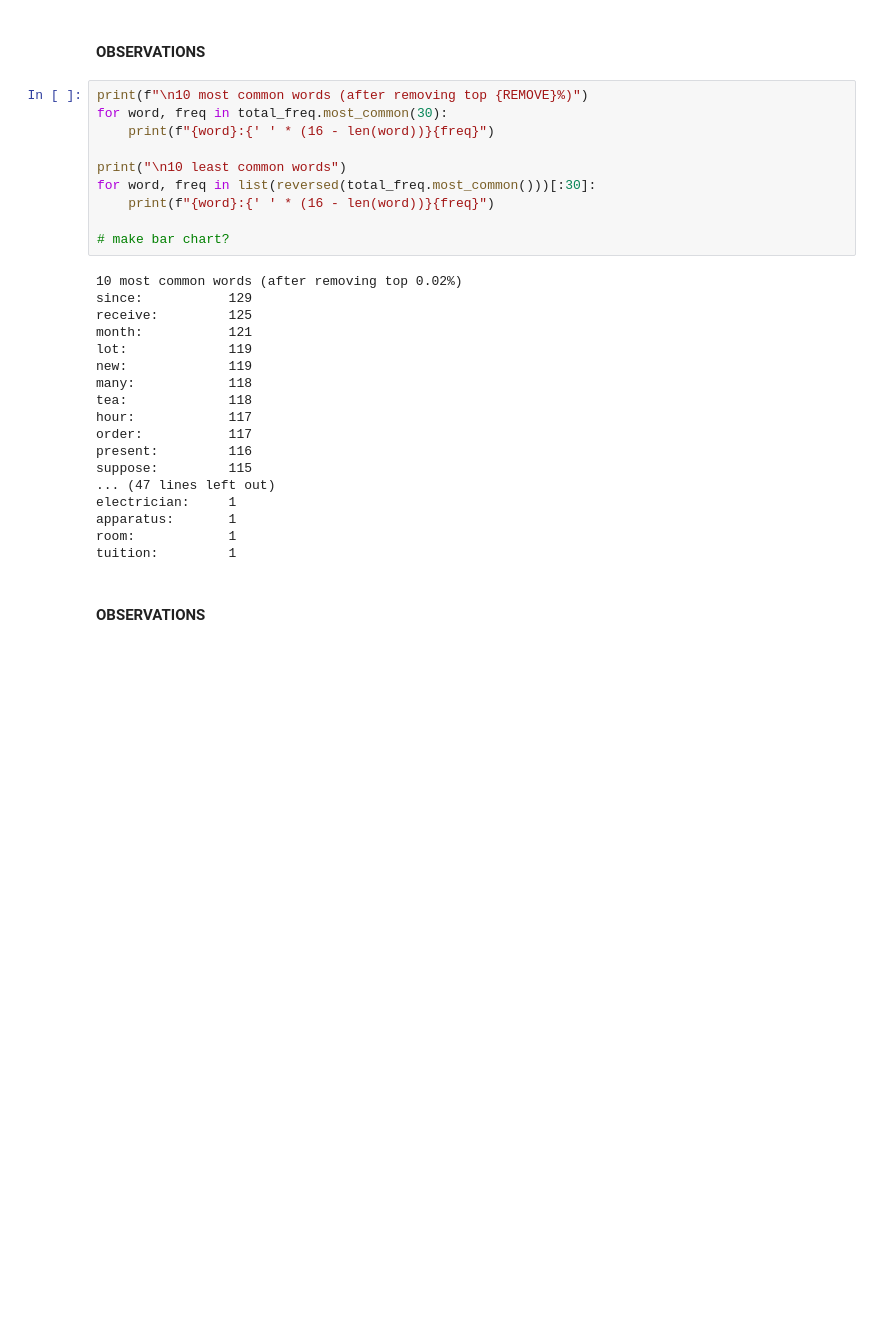
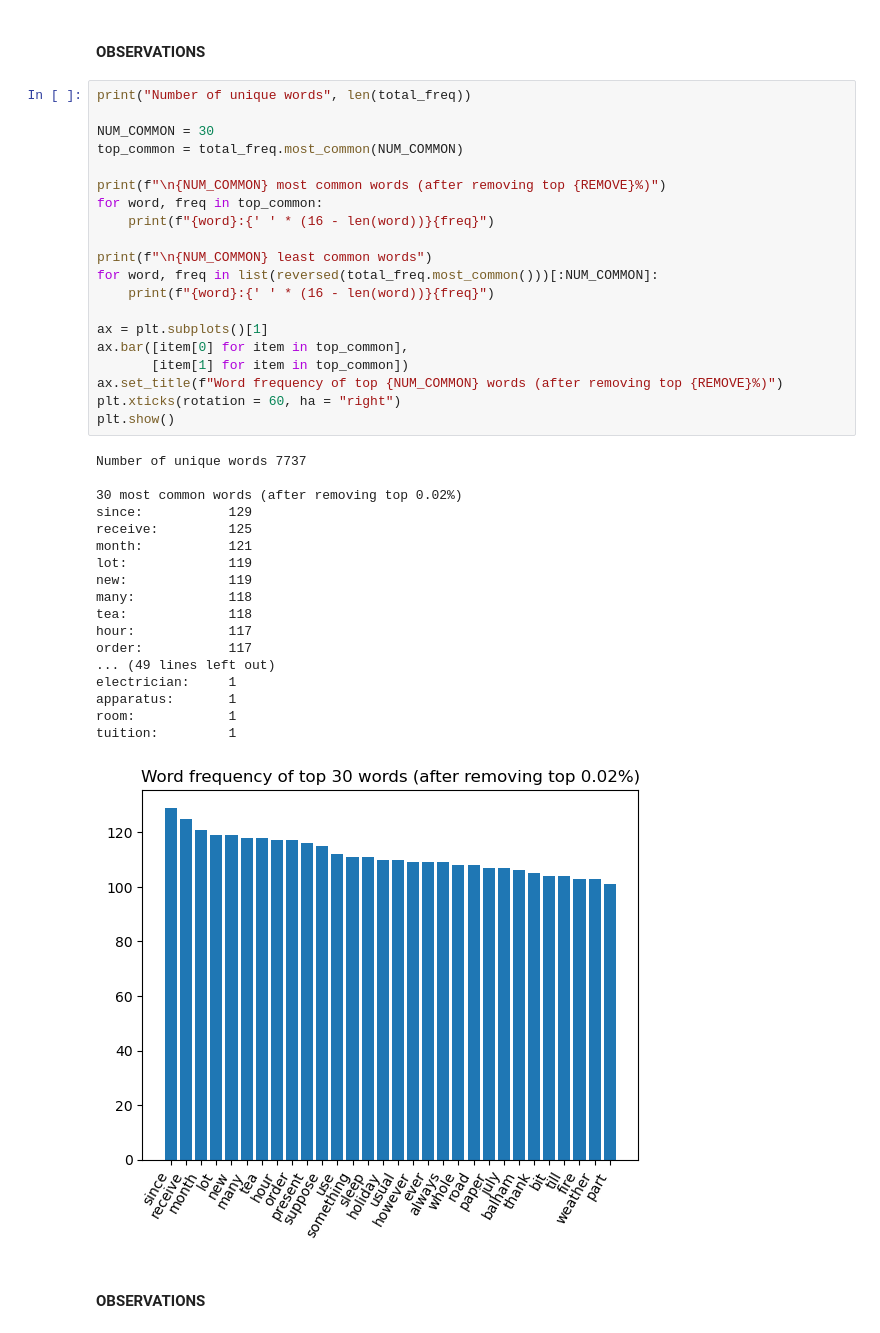
Before and after one commit to zhao-rry/TM2025_project, a Jupyter notebook: general_stats.ipynb, the cells around one changed output. Cells and saved outputs as stored; diff of their text form; blank space fills up the shorter version.

```diff
--- a/general_stats.ipynb
+++ b/general_stats.ipynb
@@ -268,32 +283,43 @@ CORRESPONDING LETTER:
 # %% [markdown]
 <h4>OBSERVATIONS</h4>
 # %%
-print(f"\n10 most common words (after removing top {REMOVE}%)")
-for word, freq in total_freq.most_common(30):
+print("Number of unique words", len(total_freq))
+
+NUM_COMMON = 30
+top_common = total_freq.most_common(NUM_COMMON)
+
+print(f"\n{NUM_COMMON} most common words (after removing top {REMOVE}%)")
+for word, freq in top_common:
     print(f"{word}:{' ' * (16 - len(word))}{freq}")
 
-print("\n10 least common words")
-for word, freq in list(reversed(total_freq.most_common()))[:30]:
+print(f"\n{NUM_COMMON} least common words")
+for word, freq in list(reversed(total_freq.most_common()))[:NUM_COMMON]:
     print(f"{word}:{' ' * (16 - len(word))}{freq}")
 
-# make bar chart?
+ax = plt.subplots()[1]
+ax.bar([item[0] for item in top_common],
+       [item[1] for item in top_common])
+ax.set_title(f"Word frequency of top {NUM_COMMON} words (after removing top {REMOVE}%)")
+plt.xticks(rotation = 60, ha = "right")
+plt.show()
 # %% [output]
-10 most common words (after removing top 0.02%)
+Number of unique words 7737
+
+30 most common words (after removing top 0.02%)
 since:           129
 receive:         125
 month:           121
 lot:             119
 new:             119
 many:            118
 tea:             118
 hour:            117
 order:           117
-present:         116
-suppose:         115
-... (47 lines left out)
+... (49 lines left out)
 electrician:     1
 apparatus:       1
 room:            1
 tuition:         1
+[figure, added]
 # %% [markdown]
 <h4>OBSERVATIONS</h4>
```
Also changed, not shown: parts of 4 cells of this notebook, 1 other file.
